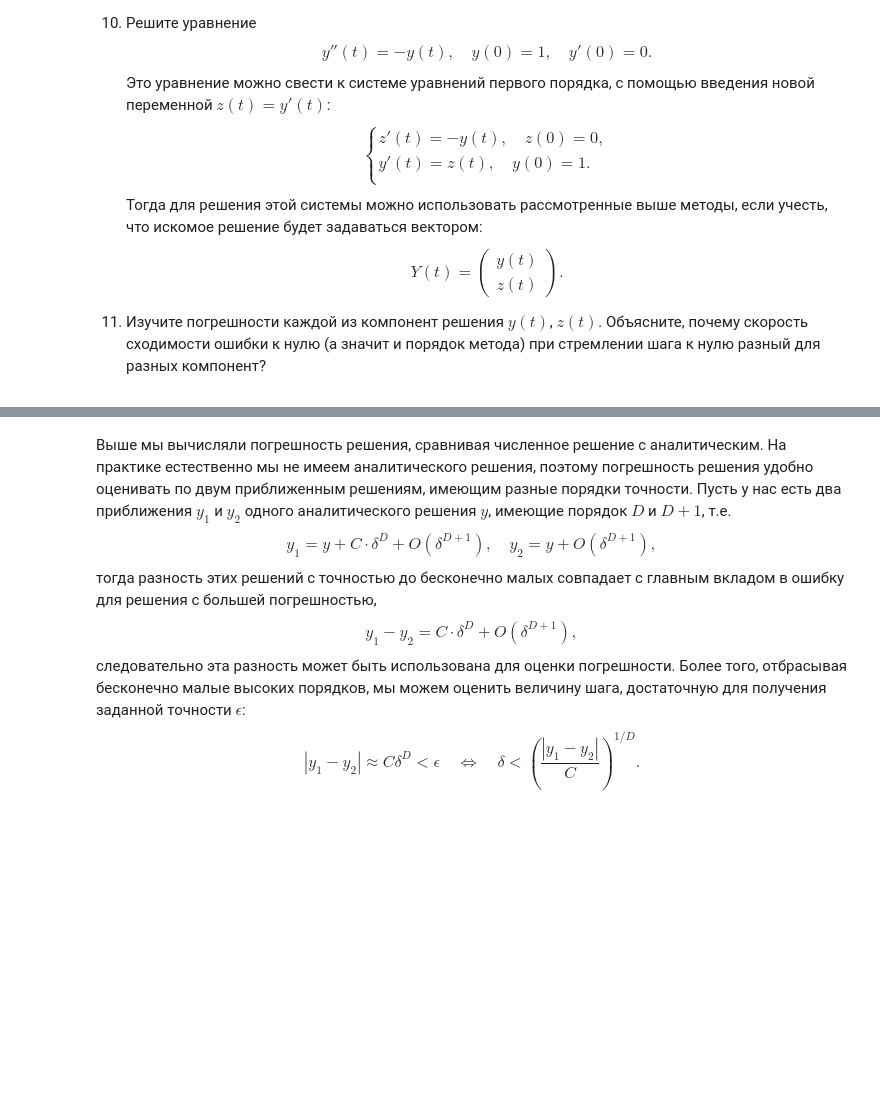
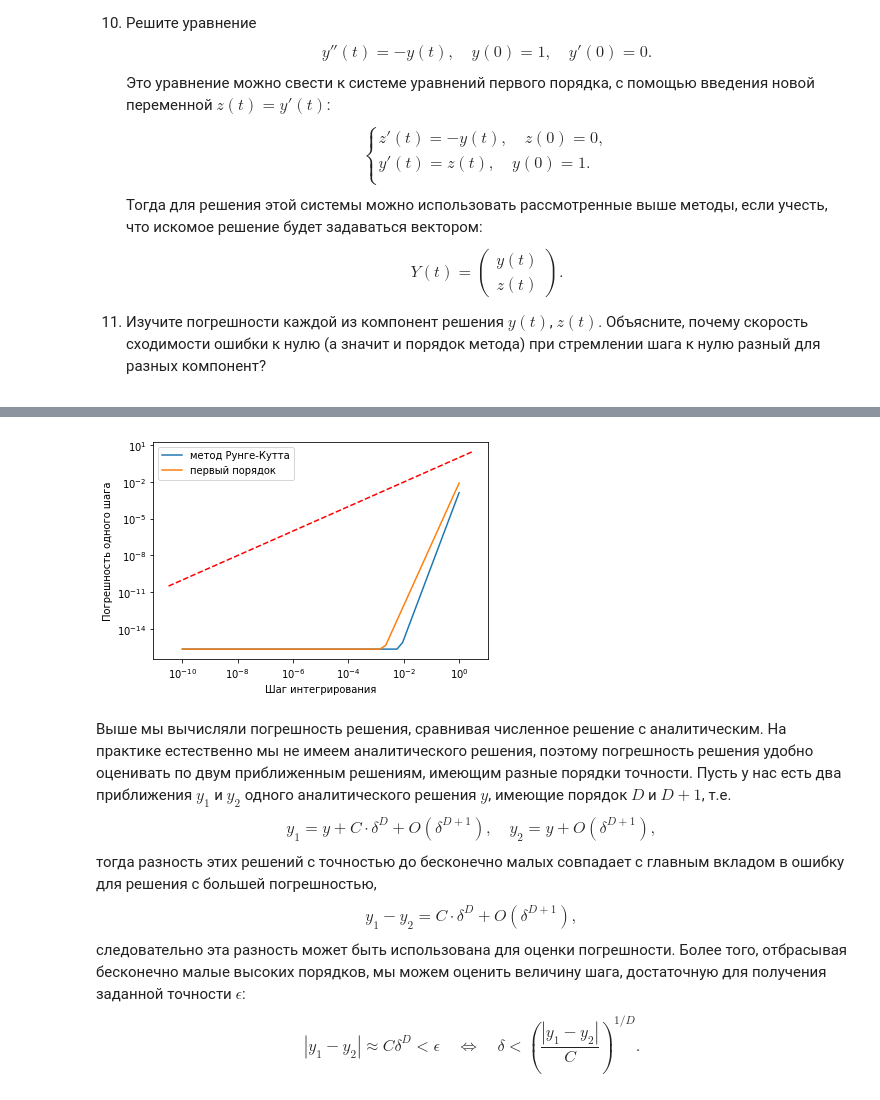
Before and after one commit to miroliubovmark/NumericalSim, a Jupyter notebook: lab 10/Integrators.ipynb, the cells around one changed output, grey strips where cells are left out. Cells and saved outputs as stored; diff of their text form; code cells hidden in the pictures; blank space fills up the shorter version.

```diff
--- a/lab 10/Integrators.ipynb
+++ b/lab 10/Integrators.ipynb
@@ -919,3 +971,49 @@ $$Y(t)=\begin{pmatrix}y(t)\\z(t)\end{pmatrix}.$$
+# %%
+from numpy.ma.core import zeros
+def oneStepErrorPlot(f, y, integrator):
+    """Рисует график зависимости погрешности одного шага
+    интегрирования от длины шага.
+    f(y) - правая часть дифференциального уравнения,
+    y(t) - точное решение,
+    integrator(h,y0,f) - аргументы аналогичны EulerIntegrator.
+    """
+    eps=np.finfo(float).eps
+    steps=np.logspace(-10,-0,50) # шаги интегрирования
+    y0=y(0) # начальное значение
+    yPrecise=[y(t) for t in steps] # точные значения решения
+    yApproximate=[integrator(t,y0,f) for t in steps] # приближенные решения
+
+    yy = np.zeros(len(steps))
+    for i in range(len(steps)):
+      yy[i] = yApproximate[i][0]
+    zz = np.zeros(len(steps))
+    for i in range(len(steps)):
+      zz[i] = yApproximate[i][1]
+
+    ye = np.zeros(len(steps))
+    for i in range(len(steps)):
+      ye[i] = yPrecise[i][0]
+    ze = np.zeros(len(steps))
+    for i in range(len(steps)):
+      ze[i] = yPrecise[i][1]
+
+    h1=[np.maximum(np.max(np.abs(yp-ya)),eps) for yp, ya in zip(ye, yy)]
+    h2 = [np.maximum(np.max(np.abs(yp-ya)),eps) for yp, ya in zip(ze, zz)]
+    plt.loglog(steps, h1, '-')
+    plt.loglog(steps, h2, '-')
+    plt.xlabel(u"Шаг интегрирования")
+    plt.ylabel(u"Погрешность одного шага")
+
+
+def f(y): return np.array([y[1], -y[0]])
+def yExact(t): return np.array([np.cos(t), -np.sin(t)])
+
+oneStepErrorPlot(f, yExact, RungeKuttaIntegrator)
+firstOrderPlot()
+plt.legend([u"метод Рунге-Кутта",u"первый порядок"],loc=2)
+plt.show()
+# %% [output]
+[figure, added]
 # %% [markdown]
 Выше мы вычисляли погрешность решения, сравнивая численное решение с аналитическим.
 На практике естественно мы не имеем аналитического решения,
```
Also changed, not shown: parts of 11 cells of this notebook.
